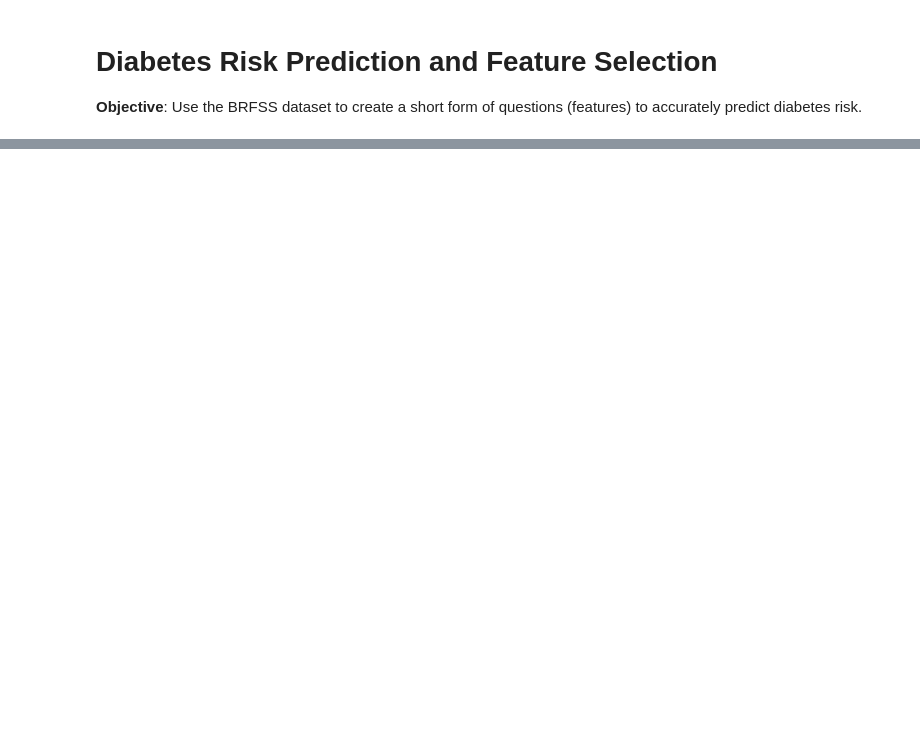
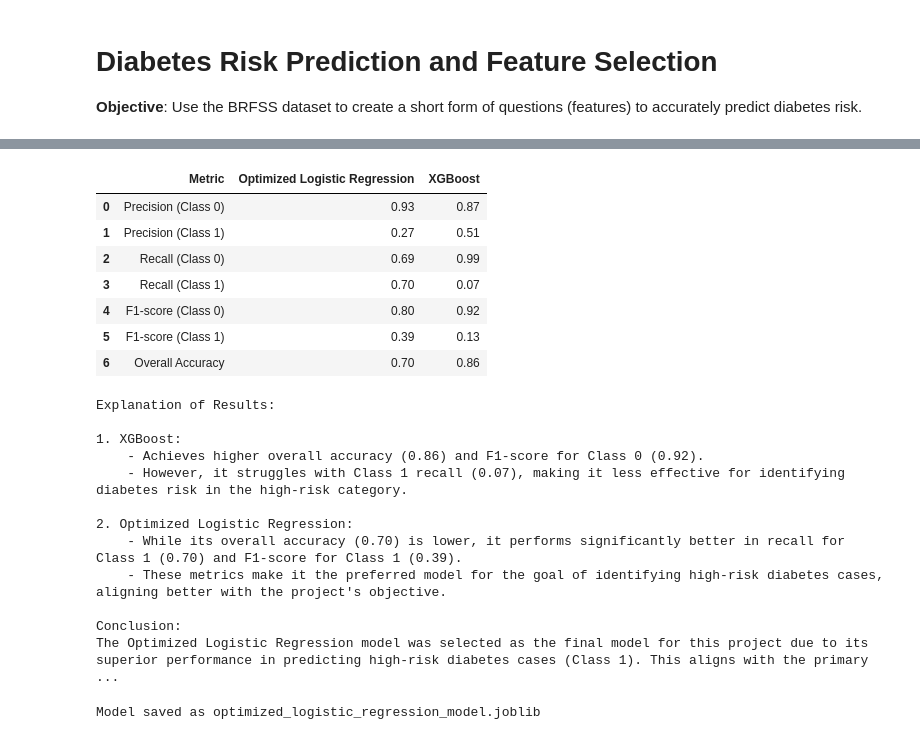
Before and after one commit to LeslieBarrera/project-2-diabetes-risk-prediction, a Jupyter notebook: Leslie's notebook.ipynb, the cells around one changed output, grey strips where cells are left out. Saved outputs shown, nothing was run; the diff lists cells and outputs as text; code cells hidden in the pictures; blank space fills up the shorter version.

```diff
--- a/Leslie's notebook.ipynb
+++ b/Leslie's notebook.ipynb
@@ -539,0 +541,68 @@ SystemExit: 1
+# %%
+# Final Model Comparison
+comparison_data = {
+    "Metric": [
+        "Precision (Class 0)", "Precision (Class 1)",
+        "Recall (Class 0)", "Recall (Class 1)",
+        "F1-score (Class 0)", "F1-score (Class 1)",
+        "Overall Accuracy"
+    ],
+    "Optimized Logistic Regression": [0.93, 0.27, 0.69, 0.70, 0.80, 0.39, 0.70],
+    "XGBoost": [0.87, 0.51, 0.99, 0.07, 0.92, 0.13, 0.86]
+}
+
+# Create DataFrame
+comparison_df = pd.DataFrame(comparison_data)
+
+# Display the Table
+from IPython.display import display
+display(comparison_df)
+
+# Explanation of Results
+print("""
+Explanation of Results:
+
+1. XGBoost:
+    - Achieves higher overall accuracy (0.86) and F1-score for Class 0 (0.92).
+    - However, it struggles with Class 1 recall (0.07), making it less effective for identifying diabetes risk in the high-risk category.
+
+2. Optimized Logistic Regression:
+    - While its overall accuracy (0.70) is lower, it performs significantly better in recall for Class 1 (0.70) and F1-score for Class 1 (0.39).
+    - These metrics make it the preferred model for the goal of identifying high-risk diabetes cases, aligning better with the project's objective.
+
+Conclusion:
+The Optimized Logistic Regression model was selected as the final model for this project due to its superior performance in predicting high-risk diabetes cases (Class 1). This aligns with the primary goal of improving recall for high-risk individuals.
+""")
+# %% [output]
+|  | Metric | Optimized Logistic Regression | XGBoost |
+| 0 | Precision (Class 0) | 0.93 | 0.87 |
+| 1 | Precision (Class 1) | 0.27 | 0.51 |
+| 2 | Recall (Class 0) | 0.69 | 0.99 |
+| 3 | Recall (Class 1) | 0.70 | 0.07 |
+| 4 | F1-score (Class 0) | 0.80 | 0.92 |
+| 5 | F1-score (Class 1) | 0.39 | 0.13 |
+| 6 | Overall Accuracy | 0.70 | 0.86 |
+Explanation of Results:
+
+1. XGBoost:
+    - Achieves higher overall accuracy (0.86) and F1-score for Class 0 (0.92).
+    - However, it struggles with Class 1 recall (0.07), making it less effective for identifying diabetes risk in the high-risk category.
+
+2. Optimized Logistic Regression:
+    - While its overall accuracy (0.70) is lower, it performs significantly better in recall for Class 1 (0.70) and F1-score for Class 1 (0.39).
+    - These metrics make it the preferred model for the goal of identifying high-risk diabetes cases, aligning better with the project's objective.
+
+Conclusion:
+The Optimized Logistic Regression model was selected as the final model for this project due to its superior performance in predicting high-risk diabetes cases (Class 1). This aligns with the primary  ...
+# %%
+# Save the Optimized Logistic Regression Model
+import joblib
+
+model_filename = "optimized_logistic_regression_model.joblib"
+
+# Save the model
+joblib.dump(logreg_optimized, model_filename)
+
+print(f"Model saved as {model_filename}")
+# %% [output]
+Model saved as optimized_logistic_regression_model.joblib
```
Also changed, not shown: parts of 45 cells of this notebook, 5 other files.
